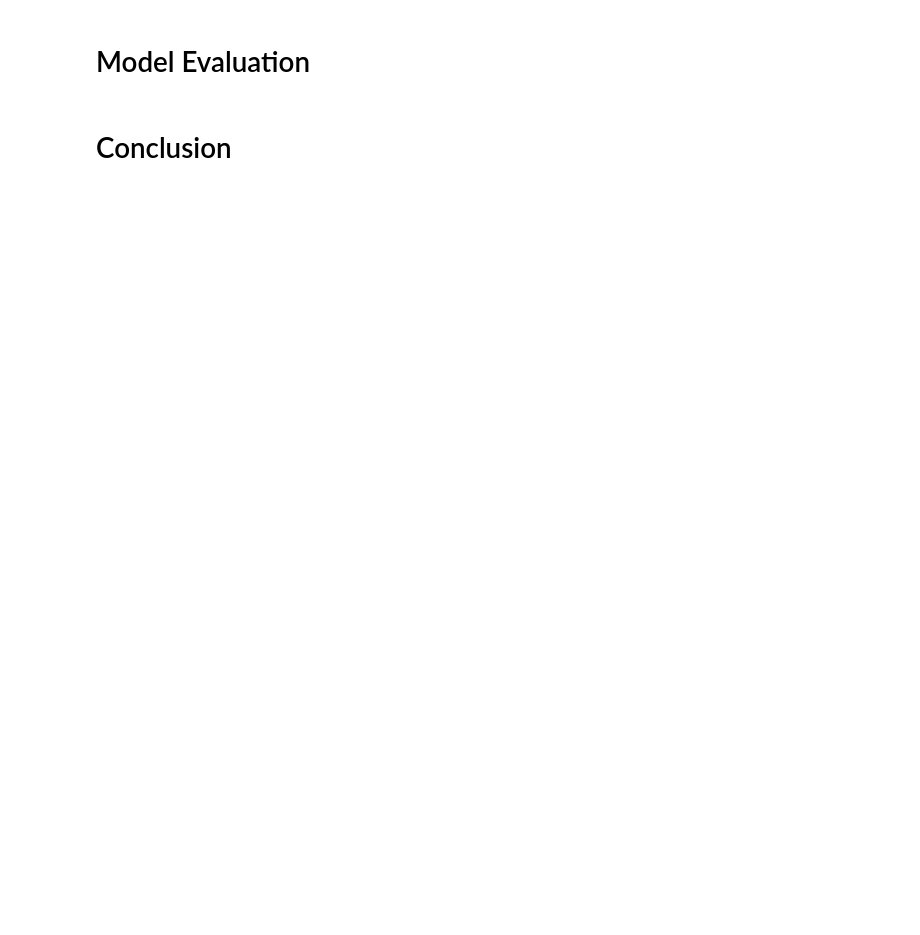
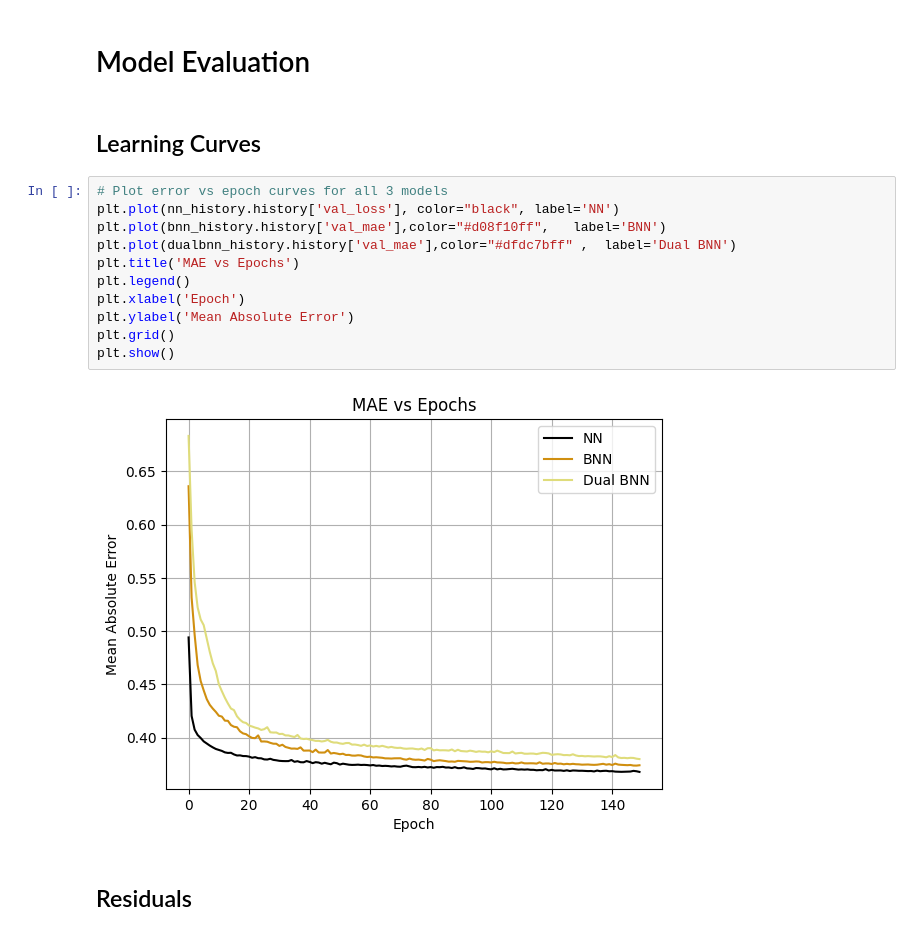
Before and after one commit to marcosbenicio/bayesian-neural-network, a Jupyter notebook: 02-regression/bnn-regression.ipynb, the cells around one changed output. Drawn from its saved outputs; the diff is of its cells as text; blank space fills up the shorter version.

```diff
--- a/02-regression/bnn-regression.ipynb
+++ b/02-regression/bnn-regression.ipynb
@@ -1596,4 +1534,19 @@ plt.show()
 # %% [markdown]
 # Model Evaluation
+# %% [markdown]
+## Learning Curves
+# %%
+# Plot error vs epoch curves for all 3 models
+plt.plot(nn_history.history['val_loss'], color="black", label='NN')
+plt.plot(bnn_history.history['val_mae'],color="#d08f10ff",   label='BNN')
+plt.plot(dualbnn_history.history['val_mae'],color="#dfdc7bff" ,  label='Dual BNN')
+plt.title('MAE vs Epochs')
+plt.legend()
+plt.xlabel('Epoch')
+plt.ylabel('Mean Absolute Error')
+plt.grid()
+plt.show()
+# %% [output]
+[figure, added]
 # %% [markdown]
-# Conclusion
+## Residuals
```
Also changed, not shown: parts of 23 cells of this notebook.
